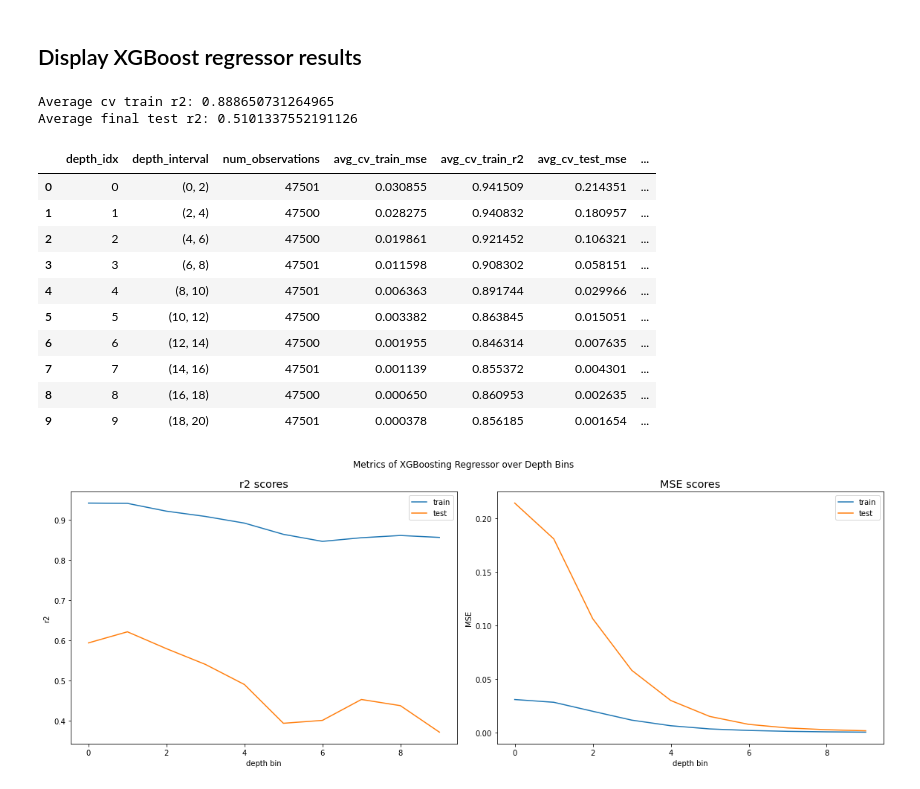
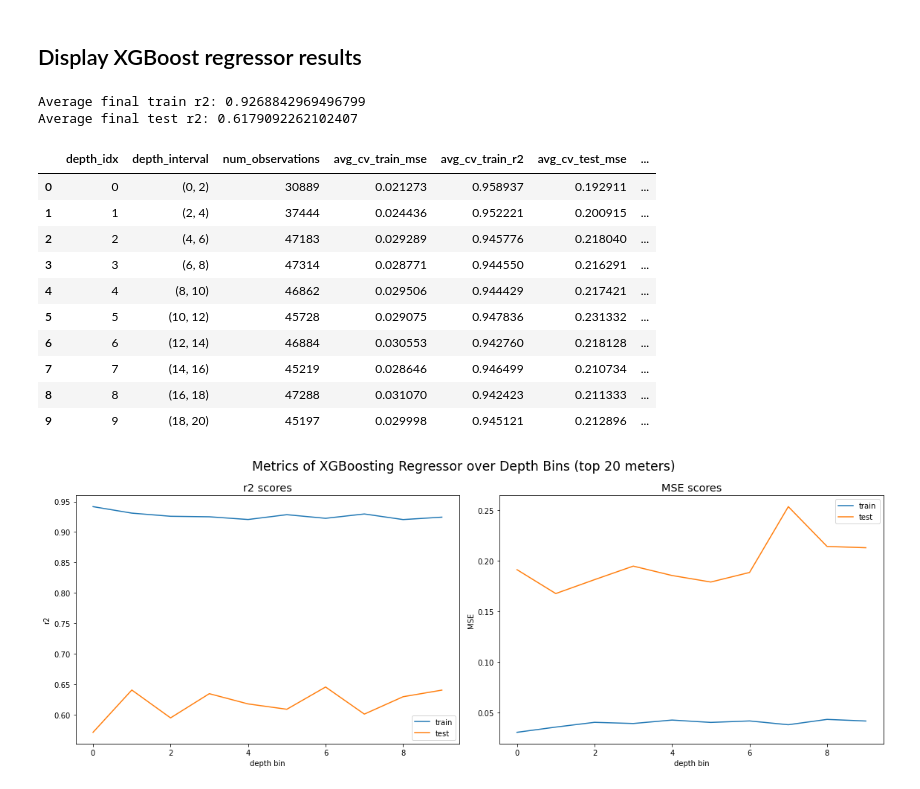
Before and after one commit to gnyirjesy/ocean-depth-characterization, a Jupyter notebook: preliminary_models/xgb_different_depths_ejd.ipynb, the cells around one changed output. Saved outputs shown, nothing was run; the diff lists cells and outputs as text; code cells hidden in the pictures.

```diff
--- a/preliminary_models/xgb_different_depths_ejd.ipynb
+++ b/preliminary_models/xgb_different_depths_ejd.ipynb
@@ -296,14 +292,14 @@ float_loc_df
 33057018 rows × 9 columns
 # %%
 # initialize dataframe to store results
-results_df = pd.DataFrame(columns=['depth_idx', 'depth_interval', 'num_observations', 'avg_cv_train_mse', 'avg_cv_train_r2', 'avg_cv_test_mse', 'avg_cv_test_r2', 'final_test_mse', 'final_test_r2'])
+results_df = pd.DataFrame(columns=['depth_idx', 'depth_interval', 'num_observations', 'avg_cv_train_mse', 'avg_cv_train_r2', 'avg_cv_test_mse', 'avg_cv_test_r2', 'final_train_mse', 'final_train_r2', 'final_test_mse', 'final_test_r2'])
 # %%
 # fit a gradient booting regression model for the ocean at different depth bins
 verbose = 1
 plt.figure(figsize=(20,40))
-plt.suptitle('Predicted vs. True CHLA from XGBoosting Regressor by Depth Bin', fontsize='xx-large')
+plt.suptitle('Predicted vs. True CHLA from XGBoosting Regressor by Depth Bin\n\n', fontsize='xx-large')
 
-for depth_idx in range(len(bins)-1):
+for depth_idx in range(len(bins)-2):
 
     if verbose > 0:
         print(f'DEPTH {depth_idx}: {bins[depth_idx]}m to {bins[depth_idx+1]}m')
@@ -331,7 +327,7 @@ for depth_idx in range(len(bins)-1):
     plot(depth_idx, bins, y_train, train_preds, y_test, test_preds)
 
     # add scores to results dataframe
-    results_df.loc[results_df.shape[0]] = [depth_idx, (bins[depth_idx], bins[depth_idx+1]), data_df.shape[0]] + scores + [mean_squared_error(y_test, test_preds), r2_score(y_test, test_preds)]
+    results_df.loc[results_df.shape[0]] = [depth_idx, (bins[depth_idx], bins[depth_idx+1]), data_df.shape[0]] + scores + [mean_squared_error(y_train, train_preds), r2_score(y_train, train_preds), mean_squared_error(y_test, test_preds), r2_score(y_test, test_preds)]
 
     if verbose > 0:
         print()
@@ -491,12 +491,12 @@ See the caveats in the documentation: https://pandas.pydata.org/pandas-docs/stab
 937203 rows × 9 columns
 # %%
 # initialize dataframe to store results
-results_df = pd.DataFrame(columns=['depth_idx', 'depth_interval', 'num_observations', 'avg_cv_train_mse', 'avg_cv_train_r2', 'avg_cv_test_mse', 'avg_cv_test_r2', 'final_test_mse', 'final_test_r2'])
+results_df_20 = pd.DataFrame(columns=['depth_idx', 'depth_interval', 'num_observations', 'avg_cv_train_mse', 'avg_cv_train_r2', 'avg_cv_test_mse', 'avg_cv_test_r2', 'final_train_mse', 'final_train_r2', 'final_test_mse', 'final_test_r2'])
 # %%
 # fit a gradient booting regression model for the surface 20m
 verbose = 1
-plt.figure(figsize=(20,10))
-plt.suptitle('Predicted vs. True CHLA from XGBoosting Regressor by Depth Bin', fontsize='xx-large')
+plt.figure(figsize=(20,8))
+plt.suptitle('Predicted vs. True CHLA from XGBoosting Regressor by Depth Bin (top 20 meters)\n', fontsize='xx-large')
 
 for depth_idx in range(len(bins)-1):
 
@@ -504,7 +504,7 @@ for depth_idx in range(len(bins)-1):
         print(f'DEPTH {depth_idx}: {bins[depth_idx]}m to {bins[depth_idx+1]}m')
 
     # obtain data for this bin
-    data_df = get_data_by_depth(sat_df, float_loc_df, depth_bin=depth_idx)
+    data_df = get_data_by_depth(sat_df, float_loc_df_20, depth_bin=depth_idx)
 
     # train-test-split and standardization
     X_train, X_test, y_train, y_test = split_and_standardize(data_df, test_size=0.2)
@@ -526,7 +526,7 @@ for depth_idx in range(len(bins)-1):
     plot(depth_idx, bins, y_train, train_preds, y_test, test_preds)
 
     # add scores to results dataframe
-    results_df.loc[results_df.shape[0]] = [depth_idx, (bins[depth_idx], bins[depth_idx+1]), data_df.shape[0]] + scores + [mean_squared_error(y_test, test_preds), r2_score(y_test, test_preds)]
+    results_df_20.loc[results_df_20.shape[0]] = [depth_idx, (bins[depth_idx], bins[depth_idx+1]), data_df.shape[0]] + scores + [mean_squared_error(y_train, train_preds), r2_score(y_train, train_preds), mean_squared_error(y_test, test_preds), r2_score(y_test, test_preds)]
 
     if verbose > 0:
         print()
@@ -565,46 +565,46 @@ DEPTH 9: 18m to 20m
 ## Display XGBoost regressor results
 # %%
 # display the dataframe od results
-print(f'Average cv train r2: {np.mean(results_df["avg_cv_train_r2"])}')
-print(f'Average final test r2: {np.mean(results_df["final_test_r2"])}')
-results_df
+print(f'Average final train r2: {np.mean(results_df_20["final_train_r2"])}')
+print(f'Average final test r2: {np.mean(results_df_20["final_test_r2"])}')
+results_df_20
 # %% [output]
-Average cv train r2: 0.888650731264965
-Average final test r2: 0.5101337552191126
+Average final train r2: 0.9268842969496799
+Average final test r2: 0.6179092262102407
 |  | depth_idx | depth_interval | num_observations | avg_cv_train_mse | avg_cv_train_r2 | avg_cv_test_mse | ... |
-| 0 | 0 | (0, 2) | 47501 | 0.030855 | 0.941509 | 0.214351 | ... |
-| 1 | 1 | (2, 4) | 47500 | 0.028275 | 0.940832 | 0.180957 | ... |
-| 2 | 2 | (4, 6) | 47500 | 0.019861 | 0.921452 | 0.106321 | ... |
-| 3 | 3 | (6, 8) | 47501 | 0.011598 | 0.908302 | 0.058151 | ... |
-| 4 | 4 | (8, 10) | 47501 | 0.006363 | 0.891744 | 0.029966 | ... |
-| 5 | 5 | (10, 12) | 47500 | 0.003382 | 0.863845 | 0.015051 | ... |
-| 6 | 6 | (12, 14) | 47500 | 0.001955 | 0.846314 | 0.007635 | ... |
-| 7 | 7 | (14, 16) | 47501 | 0.001139 | 0.855372 | 0.004301 | ... |
-| 8 | 8 | (16, 18) | 47500 | 0.000650 | 0.860953 | 0.002635 | ... |
-| 9 | 9 | (18, 20) | 47501 | 0.000378 | 0.856185 | 0.001654 | ... |
+| 0 | 0 | (0, 2) | 30889 | 0.021273 | 0.958937 | 0.192911 | ... |
+| 1 | 1 | (2, 4) | 37444 | 0.024436 | 0.952221 | 0.200915 | ... |
+| 2 | 2 | (4, 6) | 47183 | 0.029289 | 0.945776 | 0.218040 | ... |
+| 3 | 3 | (6, 8) | 47314 | 0.028771 | 0.944550 | 0.216291 | ... |
+| 4 | 4 | (8, 10) | 46862 | 0.029506 | 0.944429 | 0.217421 | ... |
+| 5 | 5 | (10, 12) | 45728 | 0.029075 | 0.947836 | 0.231332 | ... |
+| 6 | 6 | (12, 14) | 46884 | 0.030553 | 0.942760 | 0.218128 | ... |
+| 7 | 7 | (14, 16) | 45219 | 0.028646 | 0.946499 | 0.210734 | ... |
+| 8 | 8 | (16, 18) | 47288 | 0.031070 | 0.942423 | 0.211333 | ... |
+| 9 | 9 | (18, 20) | 45197 | 0.029998 | 0.945121 | 0.212896 | ... |
 # %%
 # plot metrics for different depths
 plt.figure(figsize=(16,6))
-plt.suptitle('Metrics of XGBoosting Regressor over Depth Bins')
+plt.suptitle('Metrics of XGBoosting Regressor over Depth Bins (top 20 meters)', fontsize='xx-large')
 
 plt.subplot(1,2,1)
-plt.plot(range(results_df.shape[0]), results_df['avg_cv_train_r2'], label='train')
-plt.plot(range(results_df.shape[0]), results_df['avg_cv_test_r2'], label='test')
+plt.plot(range(results_df_20.shape[0]), results_df_20['final_train_r2'], label='train')
+plt.plot(range(results_df_20.shape[0]), results_df_20['final_test_r2'], label='test')
 plt.title('r2 scores', fontsize='x-large')
 plt.xlabel('depth bin')
 plt.ylabel('r2')
 plt.legend()
 
 plt.subplot(1,2,2)
-plt.plot(range(results_df.shape[0]), results_df['avg_cv_train_mse'], label='train')
-plt.plot(range(results_df.shape[0]), results_df['avg_cv_test_mse'], label='test')
+plt.plot(range(results_df_20.shape[0]), results_df_20['final_train_mse'], label='train')
+plt.plot(range(results_df_20.shape[0]), results_df_20['final_test_mse'], label='test')
 plt.title('MSE scores', fontsize='x-large')
 plt.xlabel('depth bin')
 plt.ylabel('MSE')
 plt.legend()
 
 plt.tight_layout()
 plt.show()
 # %% [output]
-[figure, old version]
+[figure, new version]
 # %%
```
Also changed, not shown: parts of 9 cells of this notebook, 2 other files.
